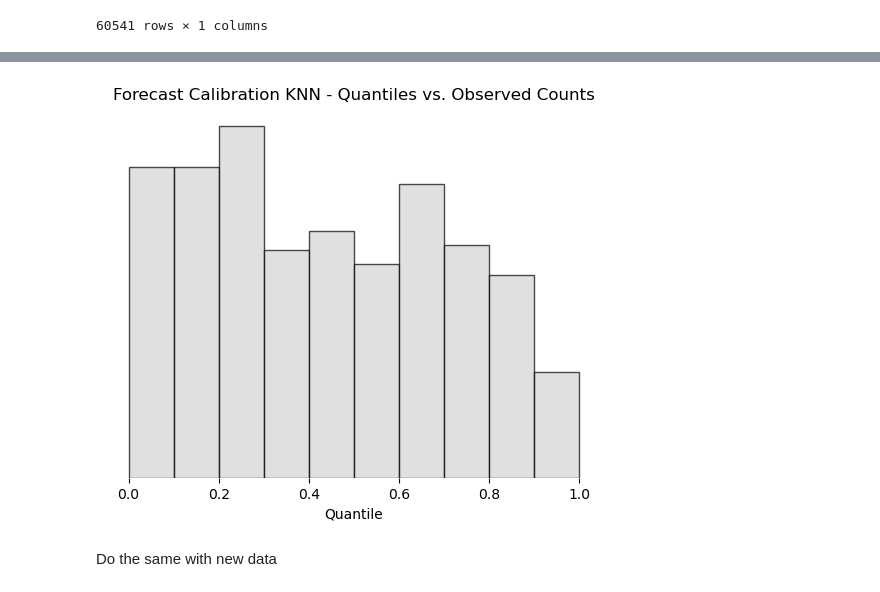
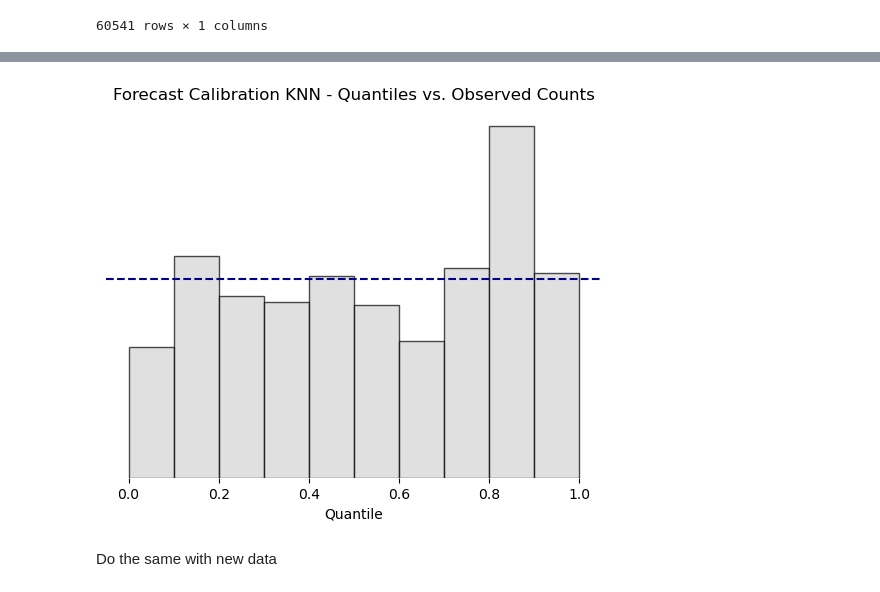
Before and after one commit to mweinreuter/PTSFC, a Jupyter notebook: energy_consumption/models/knn/knn.ipynb, the cells around one changed output, grey strips where cells are left out. Cells and saved outputs as stored; diff of their text form; code cells hidden in the pictures.

```diff
--- a/energy_consumption/models/knn/knn.ipynb
+++ b/energy_consumption/models/knn/knn.ipynb
@@ -156,0 +112,3 @@ y
+# %%
+for i in range(5):
+    X_train, X_test = energydata[:-i*168], energydata[-i*168:-i*168+100]
@@ -650,8 +562,10 @@ array([1.13621602, 1.13621602, 1.13621602, 1.14318145, 1.14813885,
 # %%
+from math import sqrt
+
 residuals = pd.read_csv(
-    'c:\\Users\\Maria\\Documents\\Studium\\Pyhton Projekte\\PTSFC\\energy_consumption\\models\\knn\\residuals.csv')
+    'c:\\Users\\Maria\\Documents\\Studium\\Pyhton Projekte\\PTSFC\\energy_consumption\\models\\knn\\data\\residuals.csv')
 distances = pd.read_csv(
-    'c:\\Users\\Maria\\Documents\\Studium\\Pyhton Projekte\\PTSFC\\energy_consumption\\models\\knn\\distances.csv')
+    'c:\\Users\\Maria\\Documents\\Studium\\Pyhton Projekte\\PTSFC\\energy_consumption\\models\\knn\\data\\distances.csv')
 
 def get_quantiles(mean_est, neighbor_distances, quantiles):
 
@@ -664,18 +578,28 @@ def get_quantiles(mean_est, neighbor_distances, quantiles):
 
     mean_residuals = np.array(residuals.mean(axis=0))
     mean_corr = np.array(mean_est) - mean_residuals
+    std_dev_residuals = np.sqrt(np.array((residuals.var(axis=0)) * (200 / (200 - 54))))  # estimate std --> take 1/(N-K), N = 200, K = 54
 
-    std_dev_residuals = np.array(residuals.std(axis=0))
     for q in quantiles:
-        quantile_df[f'q{q}'] = mean_corr+distance_ratio*norm.ppf(q, loc=0)*std_dev_residuals*(0.75)
+            quantile_df[f'q{q}'] = mean_corr+norm.ppf(q, loc=0)*(distance_ratio*std_dev_residuals + sqrt(1.0417))
 
     return quantile_df
 # %%
+import pandas as pd
+import numpy as np
+
+import statsmodels.api as sm
+from sklearn.neighbors import KNeighborsRegressor
+
+from energy_consumption.feature_selection.extract import extract_energy_data, extract_all_features
+from energy_consumption.help_functions.drop_years import drop_years
+from energy_consumption.help_functions import get_forecast_timestamps, create_submission_frame
+
 def get_KNNRegression_forecasts(energydata=np.nan, indexes=[47, 51, 55, 71, 75, 79], quantiles=[0.025, 0.25, 0.5, 0.75, 0.975], periods=100, abs_eval = False):
 
     if type(energydata) == float:
         # use derived optimum for number of years
-        energydata = extract_energy_data.get_data(num_years=0.25) # change to 7
+        energydata = extract_energy_data.get_data(num_years=7) # change to 7
 
     energydata = extract_all_features.get_energy_and_standardized_features2(
         energydata, knn=True)
@@ -693,14 +617,14 @@ def get_KNNRegression_forecasts(energydata=np.nan, indexes=[47, 51, 55, 71, 75,
     X, X_pred = drop_years(X, X_pred)
 
     # fit KNNRegression with best k
-    knn_model = KNeighborsRegressor(n_neighbors=5, weights='distance')
+    knn_model = KNeighborsRegressor(n_neighbors=13, weights='distance')
 
     # Fit the model on the scaled data
     knn_model.fit(X, y)
 
     # estimate forecast mean
     mean_est = knn_model.predict(X_pred)
-    neighbor_distances, neighbor_indizes = knn_model.kneighbors(X_pred, 5)
+    neighbor_distances, neighbor_indizes = knn_model.kneighbors(X_pred, 13)
 
     # estimate quantile forecasts
     quantile_forecasts = get_quantiles(
@@ -755,7 +679,7 @@ nd
 pit_merged = pd.DataFrame(columns=['date_time', 'q0.1', 'q0.2', 'q0.3', 'q0.4', 'q0.5', 'q0.6',
                                    'q0.7', 'q0.8', 'q0.9', 'energy_consumption'])
 quantiles = [0.1, 0.2, 0.3, 0.4, 0.5, 0.6, 0.7, 0.8, 0.9]
-for i in range(1, 10):
+for i in range(1, 8):
     print(f'start of round {i}')
     forecasts = get_KNNRegression_forecasts(energydata[:i*(-168)],
                                        indexes=list(range(100)),
@@ -834,21 +758,28 @@ ordered_quantile_counts
 # %%
 import matplotlib.pyplot as plt
 
 counts = list(ordered_quantile_counts.values())
 bar_width = 0.1
+
+# Calculate the mean of the y-values
+mean_value = sum(counts) / len(counts)
 
 quantiles = [0.1, 0.2, 0.3, 0.4, 0.5, 0.6, 0.7, 0.8, 0.9, 1]
 # Centering the bars on the left-hand side of their ticks
 plt.bar([q - bar_width for q in quantiles], counts,
         width=bar_width, color='lightgrey', alpha=0.7, align='edge', edgecolor='black')
 plt.xlabel('Quantile')
 plt.yticks([])
 # Alternatively: observed counts in each quantile range
 plt.title('Forecast Calibration KNN - Quantiles vs. Observed Counts')
+
+# Plot mean
+plt.axhline(y=mean_value, color='darkblue', linestyle='--', label='Mean')
+
 plt.box(False)
 plt.show()
 # %% [output]
-[figure, old version]
+[figure, new version]
 # %% [markdown]
 Do the same with new data
 # %%
```
Also changed, not shown: parts of 40 cells of this notebook, 20 other files.
